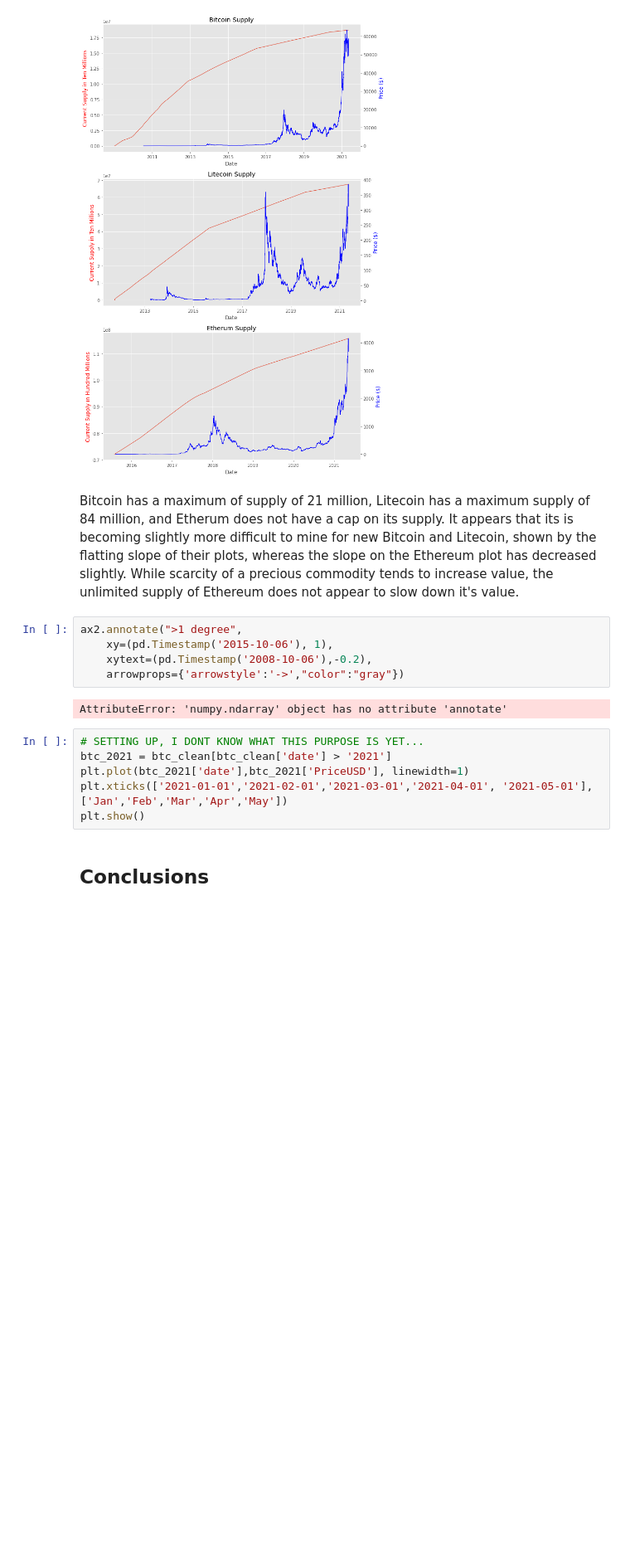
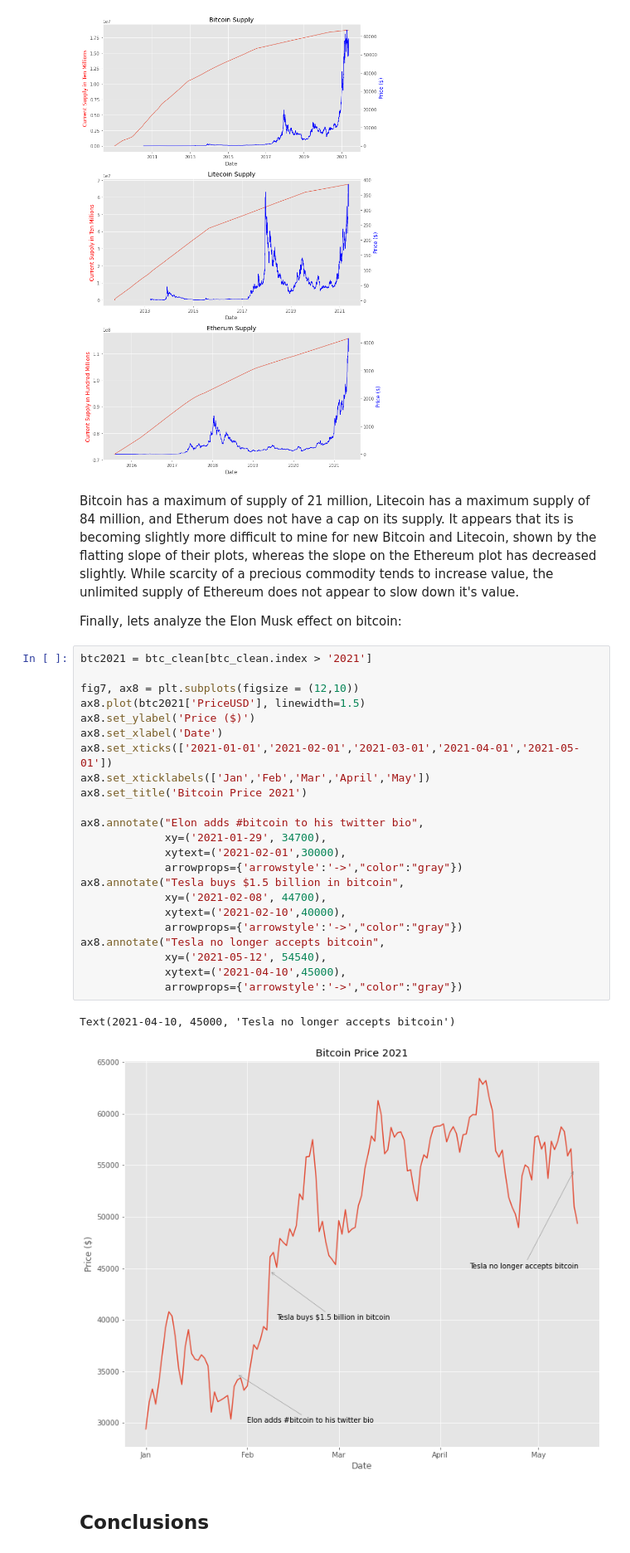
Before and after one commit to bqtphan/Analyzing-Cryptocurrencies, a Jupyter notebook: Analyzing Cryptocurrencies.ipynb, the cells around one changed output. Shown: that part at 83% size. Cells and saved outputs as stored; diff of their text form; blank space fills up the shorter version.

Commit message:
add Elon

```diff
--- a/Analyzing Cryptocurrencies.ipynb
+++ b/Analyzing Cryptocurrencies.ipynb
@@ -248,18 +229,33 @@ plt.show()
 [figure]
 # %% [markdown]
 Bitcoin has a maximum of supply of 21 million, Litecoin has a maximum supply of 84 million, and Etherum does not have a cap on its supply. It appears that its is becoming slightly more difficult to mine for new Bitcoin and Litecoin, shown by the flatting slope of their plots, whereas the slope on the Ethereum plot has decreased slightly. While scarcity of a precious commodity tends to increase value, the unlimited supply of Ethereum does not appear to slow down it's value.
+
+Finally, lets analyze the Elon Musk effect on bitcoin:
-# %%
-ax2.annotate(">1 degree",
-    xy=(pd.Timestamp('2015-10-06'), 1),
-    xytext=(pd.Timestamp('2008-10-06'),-0.2),
-    arrowprops={'arrowstyle':'->',"color":"gray"})
-# %% [output]
-AttributeError: 'numpy.ndarray' object has no attribute 'annotate'
-# %%
-# SETTING UP, I DONT KNOW WHAT THIS PURPOSE IS YET...
-btc_2021 = btc_clean[btc_clean['date'] > '2021']
-plt.plot(btc_2021['date'],btc_2021['PriceUSD'], linewidth=1)
-plt.xticks(['2021-01-01','2021-02-01','2021-03-01','2021-04-01', '2021-05-01'],['Jan','Feb','Mar','Apr','May'])
-plt.show()
+# %%
+btc2021 = btc_clean[btc_clean.index > '2021']
+
+fig7, ax8 = plt.subplots(figsize = (12,10))
+ax8.plot(btc2021['PriceUSD'], linewidth=1.5)
+ax8.set_ylabel('Price ($)')
+ax8.set_xlabel('Date')
+ax8.set_xticks(['2021-01-01','2021-02-01','2021-03-01','2021-04-01','2021-05-01'])
+ax8.set_xticklabels(['Jan','Feb','Mar','April','May'])
+ax8.set_title('Bitcoin Price 2021')
+
+ax8.annotate("Elon adds #bitcoin to his twitter bio",
+             xy=('2021-01-29', 34700),
+             xytext=('2021-02-01',30000),
+             arrowprops={'arrowstyle':'->',"color":"gray"})
+ax8.annotate("Tesla buys $1.5 billion in bitcoin",
+             xy=('2021-02-08', 44700),
+             xytext=('2021-02-10',40000),
+             arrowprops={'arrowstyle':'->',"color":"gray"})
+ax8.annotate("Tesla no longer accepts bitcoin",
+             xy=('2021-05-12', 54540),
+             xytext=('2021-04-10',45000),
+             arrowprops={'arrowstyle':'->',"color":"gray"})
+# %% [output]
+Text(2021-04-10, 45000, 'Tesla no longer accepts bitcoin')
+[figure, added]
 # %% [markdown]
 ## Conclusions
```
Also changed, not shown: parts of 6 cells of this notebook.
